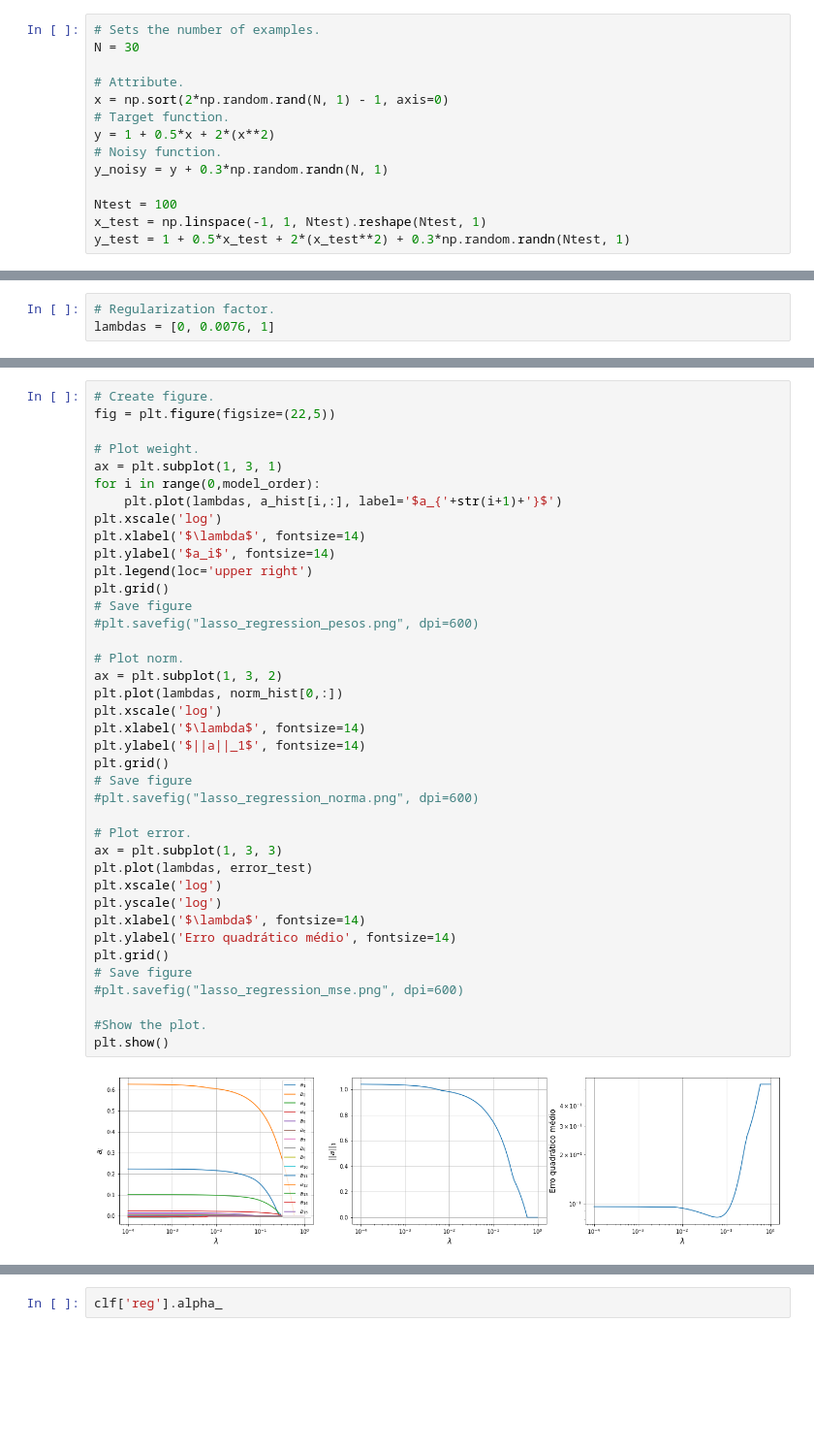
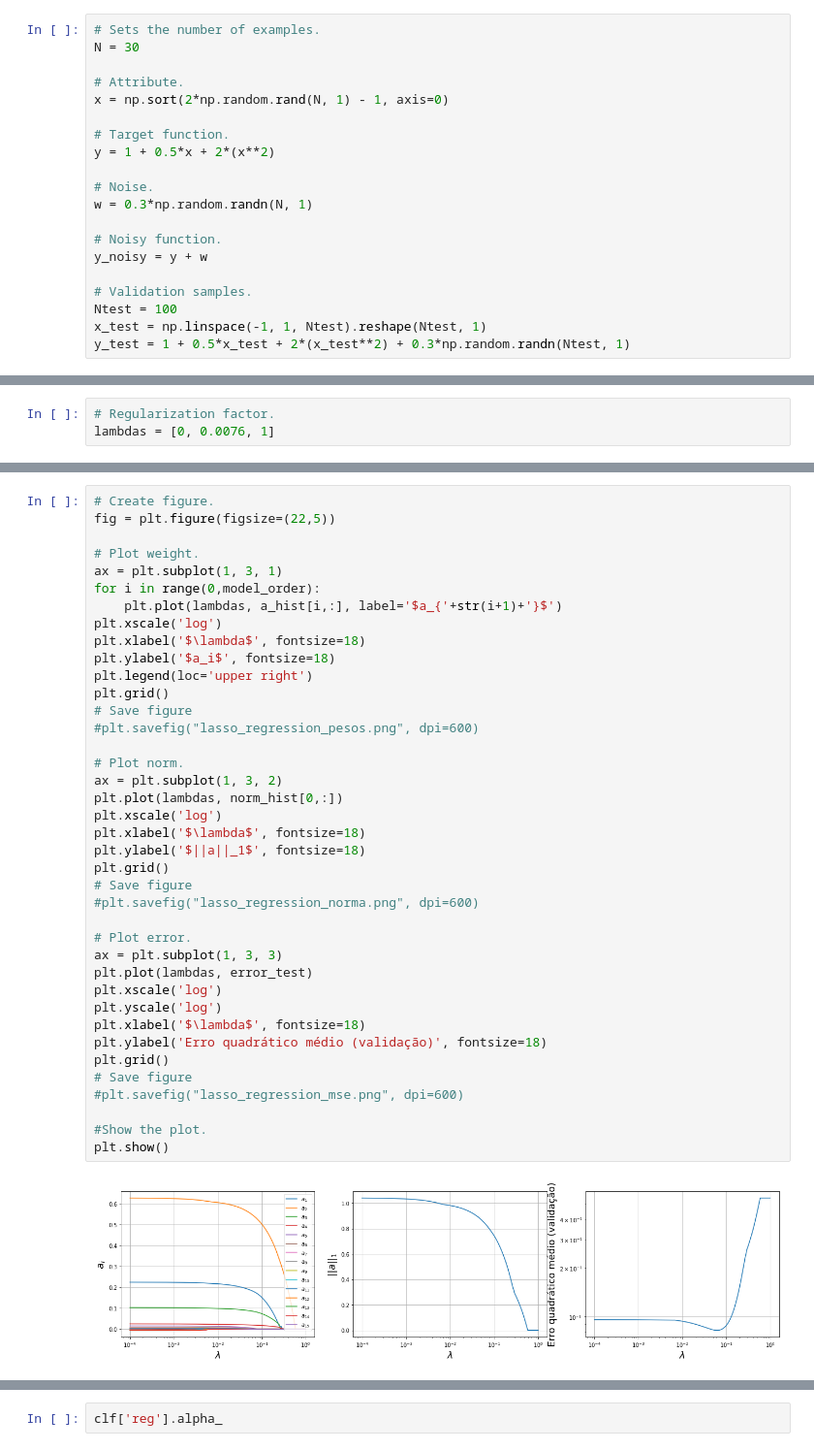
Before and after one commit to zz4fap/tp555-ml, a Jupyter notebook: exemplos/non-linear-regression/regularization/example_lasso_regression.ipynb, the cells around one changed output, grey strips where cells are left out. Shown at 97% size. Cells and saved outputs as stored; diff of their text form; blank space fills up the shorter version.

```diff
--- a/exemplos/non-linear-regression/regularization/example_lasso_regression.ipynb
+++ b/exemplos/non-linear-regression/regularization/example_lasso_regression.ipynb
@@ -21,11 +21,17 @@ N = 30
 
 # Attribute.
 x = np.sort(2*np.random.rand(N, 1) - 1, axis=0)
+
 # Target function.
 y = 1 + 0.5*x + 2*(x**2)
+
+# Noise.
+w = 0.3*np.random.randn(N, 1)
+
 # Noisy function.
-y_noisy = y + 0.3*np.random.randn(N, 1)
+y_noisy = y + w
 
+# Validation samples.
 Ntest = 100
 x_test = np.linspace(-1, 1, Ntest).reshape(Ntest, 1)
 y_test = 1 + 0.5*x_test + 2*(x_test**2) + 0.3*np.random.randn(Ntest, 1)
@@ -159,37 +195,37 @@ fig = plt.figure(figsize=(22,5))
 # Plot weight.
 ax = plt.subplot(1, 3, 1)
 for i in range(0,model_order):
     plt.plot(lambdas, a_hist[i,:], label='$a_{'+str(i+1)+'}$')
 plt.xscale('log')
-plt.xlabel('$\lambda$', fontsize=14)
-plt.ylabel('$a_i$', fontsize=14)
+plt.xlabel('$\lambda$', fontsize=18)
+plt.ylabel('$a_i$', fontsize=18)
 plt.legend(loc='upper right')
 plt.grid()
 # Save figure
 #plt.savefig("lasso_regression_pesos.png", dpi=600)
 
 # Plot norm.
 ax = plt.subplot(1, 3, 2)
 plt.plot(lambdas, norm_hist[0,:])
 plt.xscale('log')
-plt.xlabel('$\lambda$', fontsize=14)
-plt.ylabel('$||a||_1$', fontsize=14)
+plt.xlabel('$\lambda$', fontsize=18)
+plt.ylabel('$||a||_1$', fontsize=18)
 plt.grid()
 # Save figure
 #plt.savefig("lasso_regression_norma.png", dpi=600)
 
 # Plot error.
 ax = plt.subplot(1, 3, 3)
 plt.plot(lambdas, error_test)
 plt.xscale('log')
 plt.yscale('log')
-plt.xlabel('$\lambda$', fontsize=14)
-plt.ylabel('Erro quadrático médio', fontsize=14)
+plt.xlabel('$\lambda$', fontsize=18)
+plt.ylabel('Erro quadrático médio (validação)', fontsize=18)
 plt.grid()
 # Save figure
 #plt.savefig("lasso_regression_mse.png", dpi=600)
 
 #Show the plot.
 plt.show()
 # %% [output]
-[figure, old version]
+[figure, new version]
```
Also changed, not shown: parts of 27 cells of this notebook, 9 other files.
